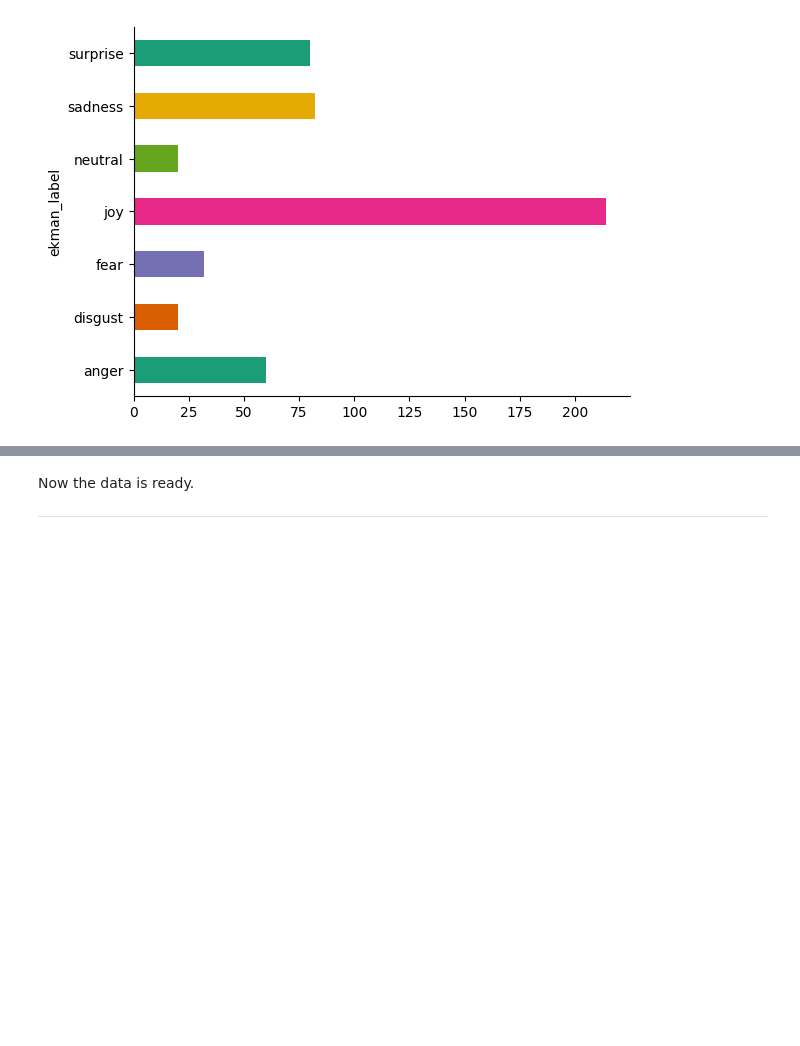
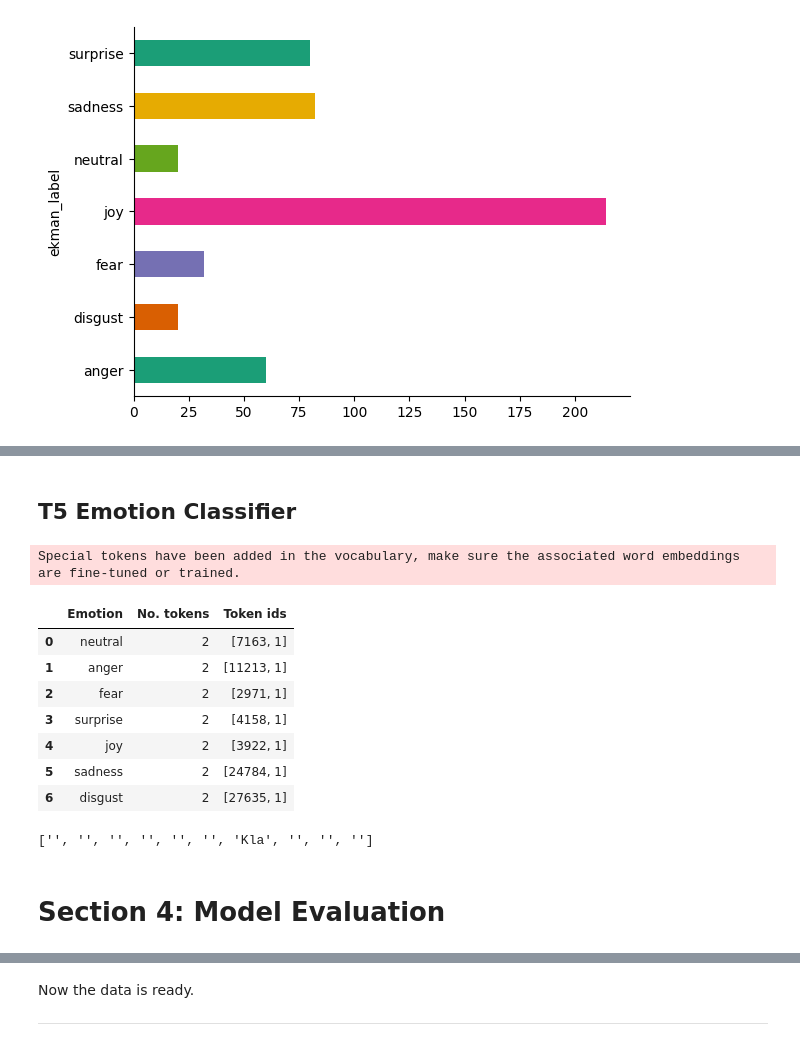
Before and after one commit to UCREL/Session-6-LLM-Based-Emotion-Analysis, a Jupyter notebook: tutorial.ipynb, the cells around one changed output, grey strips where cells are left out. Cells and saved outputs as stored; diff of their text form; code cells hidden in the pictures; blank space fills up the shorter version.

```diff
--- a/tutorial.ipynb
+++ b/tutorial.ipynb
@@ -243,0 +282,9 @@ The above code is to create a dataset using torch Dataset. The next step is to c
+# %% [markdown]
+## T5 Emotion Classifier
+# %%
+from transformers import T5Tokenizer, T5ForConditionalGeneration
+
+T5_MODEL = T5ForConditionalGeneration.from_pretrained("t5-small", return_dict=True)
+T5_TOKENIZER = T5Tokenizer.from_pretrained("t5-small")
+# %% [output]
+Special tokens have been added in the vocabulary, make sure the associated word embeddings are fine-tuned or trained.
@@ -243,0 +335,16 @@ The above code is to create a dataset using torch Dataset. The next step is to c
+# %%
+DATACOLUMN = 'text'
+LABLECOLUMN = 'ekman_label'
+
+generated_output_length = [(e, len(T5_TOKENIZER.encode(e)), T5_TOKENIZER.encode(e)) for e in dataset['train'][LABLECOLUMN].unique()]
+output_length_df = pd.DataFrame(generated_output_length, columns=['Emotion', 'No. tokens', 'Token ids'])
+output_length_df
+# %% [output]
+|  | Emotion | No. tokens | Token ids |
+| 0 | neutral | 2 | [7163, 1] |
+| 1 | anger | 2 | [11213, 1] |
+| 2 | fear | 2 | [2971, 1] |
+| 3 | surprise | 2 | [4158, 1] |
+| 4 | joy | 2 | [3922, 1] |
+| 5 | sadness | 2 | [24784, 1] |
+| 6 | disgust | 2 | [27635, 1] |
@@ -243,0 +365,8 @@ The above code is to create a dataset using torch Dataset. The next step is to c
+# %%
+t5_pred = T5cls.emo_classification(t5data)
+t5_pred
+# %% [output]
+['', '', '', '', '', '', 'Kla', '', '', '']
+# %% [markdown]
+<a name="evaluation"></a>
+# **Section 4: Model Evaluation**
```
Also changed, not shown: parts of 42 cells of this notebook.
